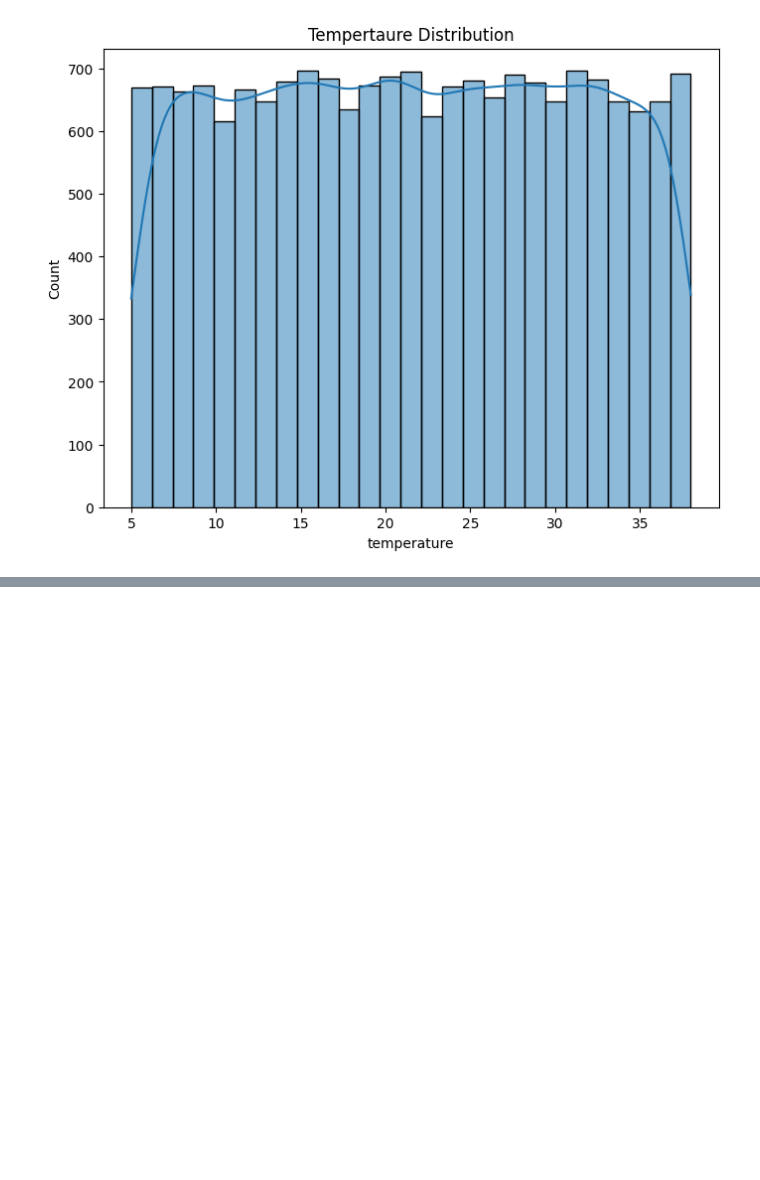
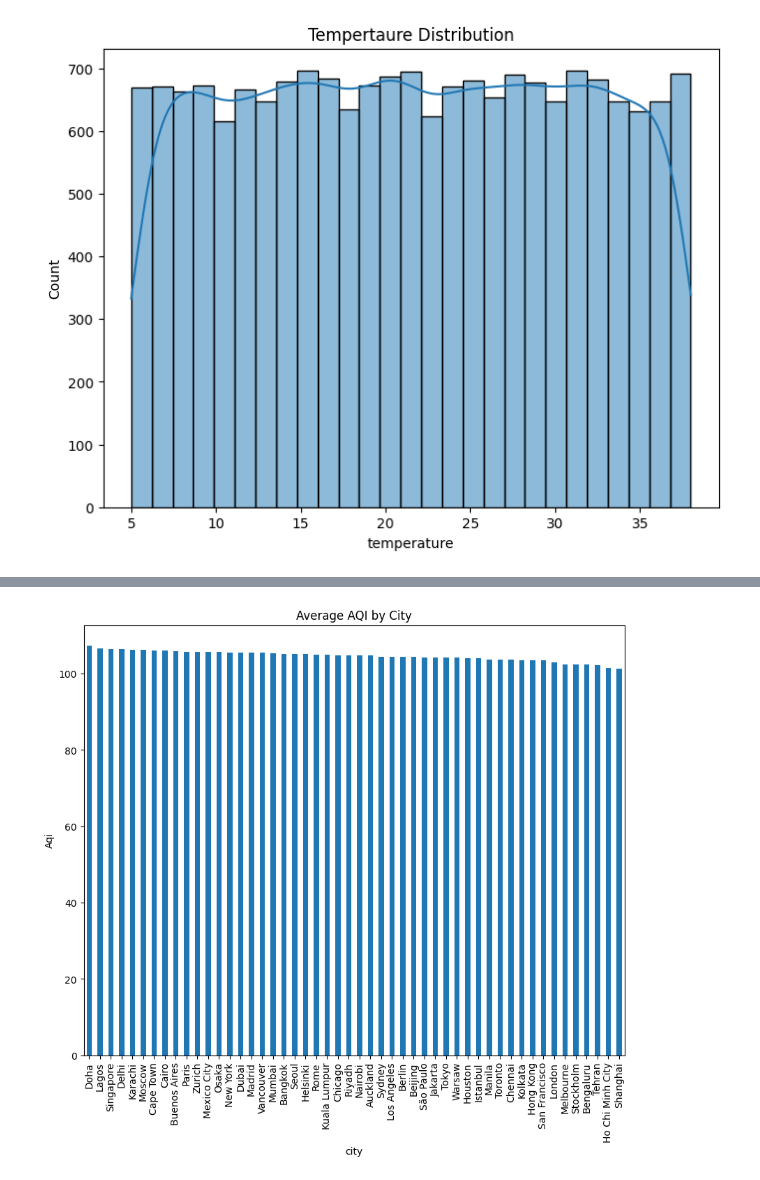
Before and after one commit to Vanshaj14Mohan/AirPulse-AI, a Jupyter notebook: Files/notebooks/eda.ipynb, the cells around one changed output, grey strips where cells are left out. Drawn from its saved outputs; the diff is of its cells as text; code cells hidden in the pictures; blank space fills up the shorter version.

```diff
--- a/Files/notebooks/eda.ipynb
+++ b/Files/notebooks/eda.ipynb
@@ -168,0 +190,5 @@ plt.show()
+# %%
+# City wise pollution analysis
+# Average AQI by city
+city_aqi = df.groupby("city")["aqi"].mean().sort_values(ascending=False)
+city_aqi
@@ -168,0 +213,9 @@ plt.show()
+# %%
+plt.figure(figsize=(10,8))
+city_aqi.plot(kind="bar")
+
+plt.title("Average AQI by City")
+plt.ylabel("Aqi")
+plt.show()
+# %% [output]
+[figure, added]
```
Also changed, not shown: parts of 7 cells of this notebook.
